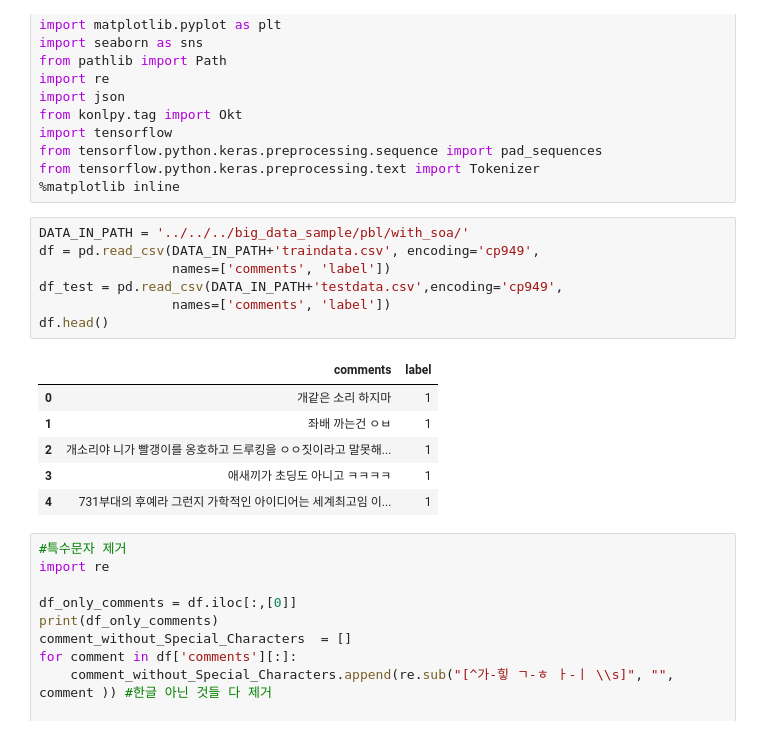
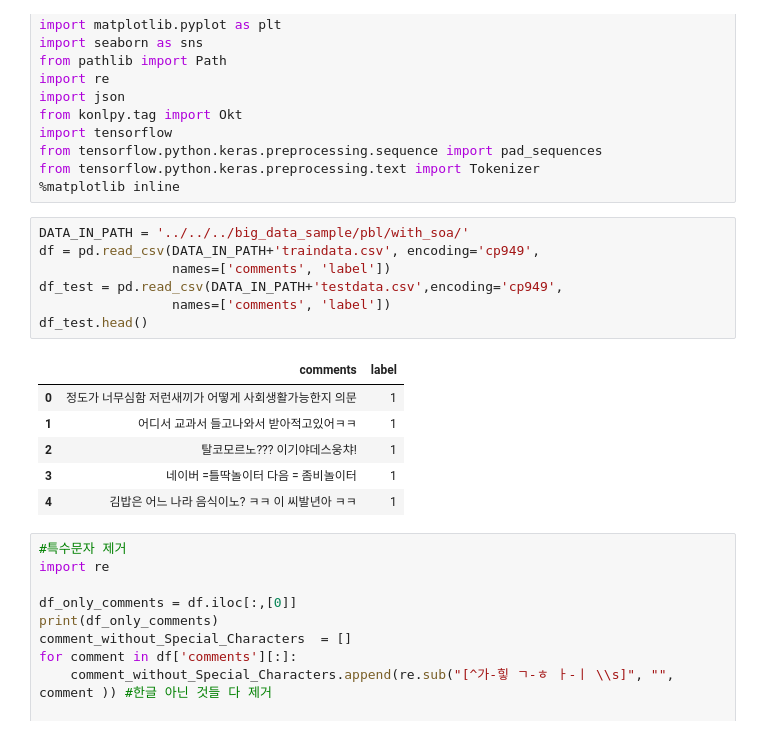
Before and after one commit to Han-YouLim/pbl-youlim, a Jupyter notebook: pbl-youlim/with-soa/preprocessing_data_Logistic Regression.ipynb, the cells around one changed output. Drawn from its saved outputs; the diff is of its cells as text.

```diff
--- a/pbl-youlim/with-soa/preprocessing_data_Logistic Regression.ipynb
+++ b/pbl-youlim/with-soa/preprocessing_data_Logistic Regression.ipynb
@@ -17,17 +17,17 @@ from tensorflow.python.keras.preprocessing.text import Tokenizer
 # %%
 DATA_IN_PATH = '../../../big_data_sample/pbl/with_soa/'
 df = pd.read_csv(DATA_IN_PATH+'traindata.csv', encoding='cp949',
                  names=['comments', 'label'])
 df_test = pd.read_csv(DATA_IN_PATH+'testdata.csv',encoding='cp949',
                  names=['comments', 'label'])
-df.head()
+df_test.head()
 # %% [output]
 |  | comments | label |
-| 0 | 개같은 소리 하지마 | 1 |
-| 1 | 좌배 까는건 ㅇㅂ | 1 |
-| 2 | 개소리야 니가 빨갱이를 옹호하고 드루킹을 ㅇㅇ짓이라고 말못해... | 1 |
-| 3 | 애새끼가 초딩도 아니고 ㅋㅋㅋㅋ | 1 |
-| 4 | 731부대의 후예라 그런지 가학적인 아이디어는 세계최고임 이... | 1 |
+| 0 | 정도가 너무심함 저런새끼가 어떻게 사회생활가능한지 의문 | 1 |
+| 1 | 어디서 교과서 들고나와서 받아적고있어ㅋㅋ | 1 |
+| 2 | 탈코모르노??? 이기야데스웅챠! | 1 |
+| 3 | 네이버 =틀딱놀이터 다음 = 좀비놀이터 | 1 |
+| 4 | 김밥은 어느 나라 음식이노? ㅋㅋ 이 씨발년아 ㅋㅋ | 1 |
 # %%
 #특수문자 제거
 import re
```
Also changed, not shown: 4 other files.
